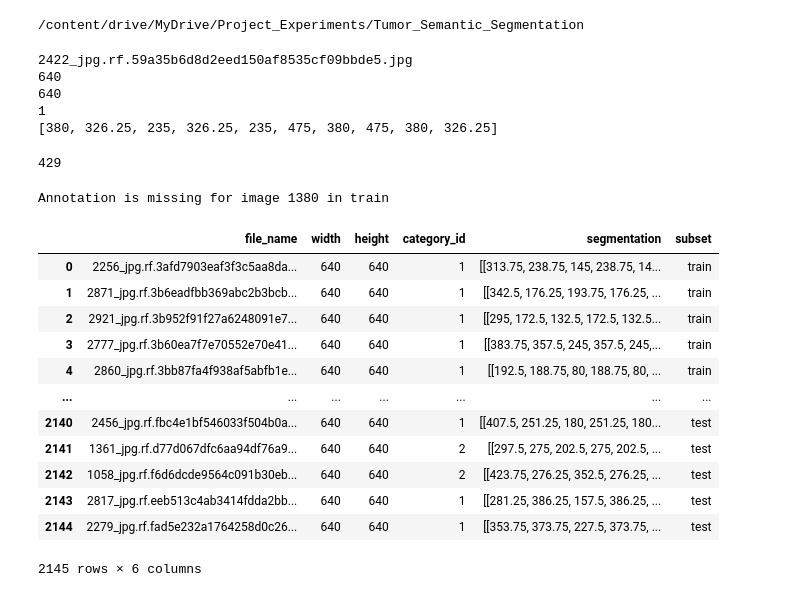
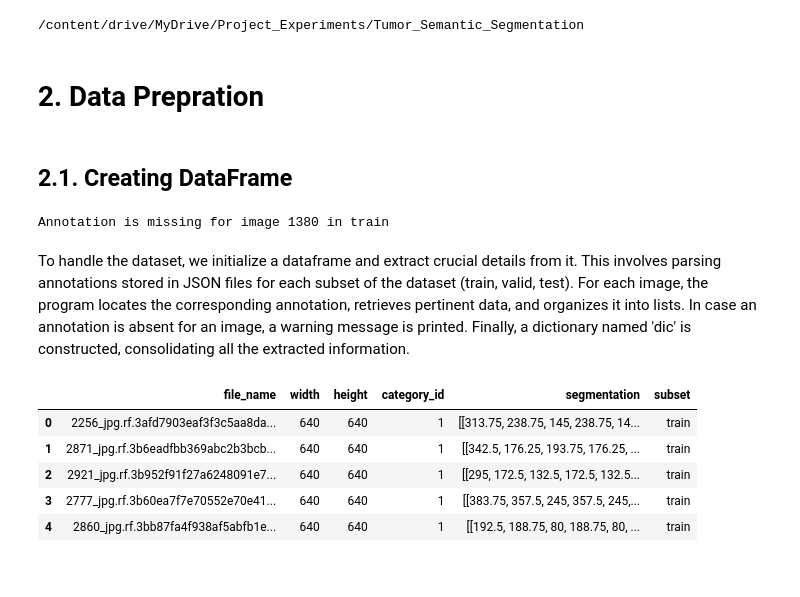
Before and after one commit to 87tana/SemanticSegmentation-in-Medical-Imaging, a Jupyter notebook: Tumor_Semantic_Segmentation.ipynb, the cells around one changed output. Cells and saved outputs as stored; diff of their text form; code cells hidden in the pictures.

```diff
--- a/Tumor_Semantic_Segmentation.ipynb
+++ b/Tumor_Semantic_Segmentation.ipynb
@@ -33,26 +39,10 @@ import cv2
 import skimage  # import scikit_image
 import tifffile  # for reading and writing TIFF
 import shutil #Higher-level interface for file operations, including file copying, removal, and archiving
-# %%
-with open(valid_annotations_path,'r') as file:
-   data = json.load(file)
-# %%
-id=1
-print(data['images'][id]['file_name'])
-print(data['images'][id]['width'])
-print(data['images'][id]['height'])
-print(data['annotations'][id]['category_id'])
-print(data['annotations'][id]['segmentation'][0])
-# %% [output]
-2422_jpg.rf.59a35b6d8d2eed150af8535cf09bbde5.jpg
-640
-640
-1
-[380, 326.25, 235, 326.25, 235, 475, 380, 475, 380, 326.25]
-# %%
-len(data['images'])
-# %% [output]
-429
+# %% [markdown]
+# 2. Data Prepration
+# %% [markdown]
+## 2.1. Creating DataFrame
 # %%
 file_name = []
 width = []
@@ -89,21 +79,16 @@ dic = {'file_name': file_name, 'width': width , 'height': height,\
         'category_id': category_id, 'segmentation': segmentation, 'subset': subset}
 # %% [output]
 Annotation is missing for image 1380 in train
+# %% [markdown]
+To handle the dataset, we initialize a dataframe and extract crucial details from it. This involves parsing annotations stored in JSON files for each subset of the dataset (train, valid, test). For each image, the program locates the corresponding annotation, retrieves pertinent data, and organizes it into lists. In case an annotation is absent for an image, a warning message is printed. Finally, a dictionary named 'dic' is constructed, consolidating all the extracted information.
 # %%
 df = pd.DataFrame.from_dict(dic)
-df
+df.head()
 # %% [output]
 |  | file_name | width | height | category_id | segmentation | subset |
 | 0 | 2256_jpg.rf.3afd7903eaf3f3c5aa8da... | 640 | 640 | 1 | [[313.75, 238.75, 145, 238.75, 14... | train |
 | 1 | 2871_jpg.rf.3b6eadfbb369abc2b3bcb... | 640 | 640 | 1 | [[342.5, 176.25, 193.75, 176.25, ... | train |
 | 2 | 2921_jpg.rf.3b952f91f27a6248091e7... | 640 | 640 | 1 | [[295, 172.5, 132.5, 172.5, 132.5... | train |
 | 3 | 2777_jpg.rf.3b60ea7f7e70552e70e41... | 640 | 640 | 1 | [[383.75, 357.5, 245, 357.5, 245,... | train |
 | 4 | 2860_jpg.rf.3bb87fa4f938af5abfb1e... | 640 | 640 | 1 | [[192.5, 188.75, 80, 188.75, 80, ... | train |
-| ... | ... | ... | ... | ... | ... | ... |
-| 2140 | 2456_jpg.rf.fbc4e1bf546033f504b0a... | 640 | 640 | 1 | [[407.5, 251.25, 180, 251.25, 180... | test |
-| 2141 | 1361_jpg.rf.d77d067dfc6aa94df76a9... | 640 | 640 | 2 | [[297.5, 275, 202.5, 275, 202.5, ... | test |
-| 2142 | 1058_jpg.rf.f6d6dcde9564c091b30eb... | 640 | 640 | 2 | [[423.75, 276.25, 352.5, 276.25, ... | test |
-| 2143 | 2817_jpg.rf.eeb513c4ab3414fdda2bb... | 640 | 640 | 1 | [[281.25, 386.25, 157.5, 386.25, ... | test |
-| 2144 | 2279_jpg.rf.fad5e232a1764258d0c26... | 640 | 640 | 1 | [[353.75, 373.75, 227.5, 373.75, ... | test |
-2145 rows × 6 columns
 # %%
```
Also changed, not shown: parts of 10 cells of this notebook.
